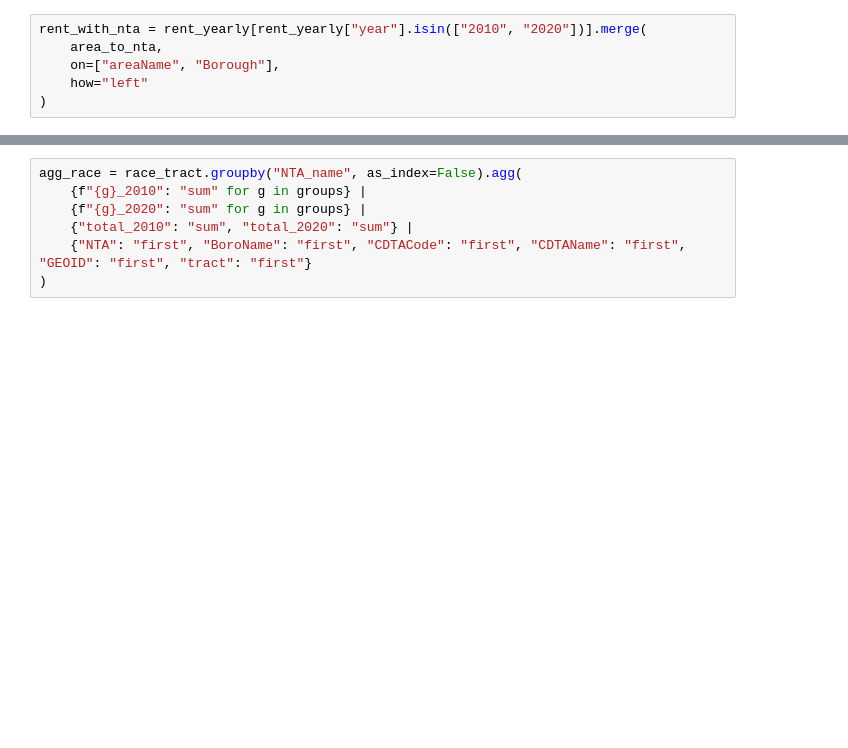
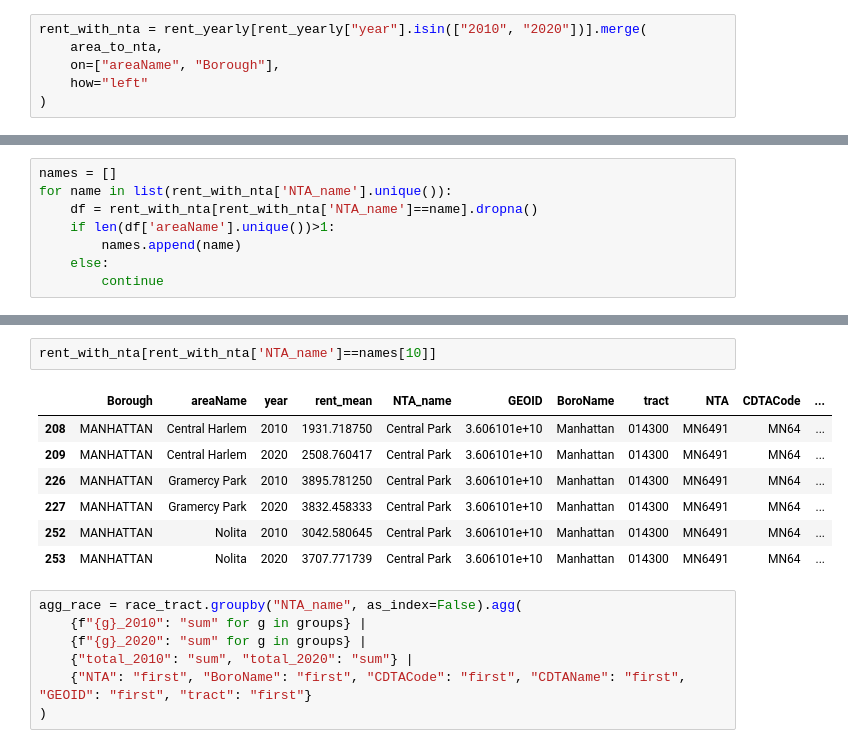
Before and after one commit to NYCRentAndSalary/NYCRentAndSalary.github.io, a Jupyter notebook: gentrification.ipynb, the cells around one changed output, grey strips where cells are left out. Cells and saved outputs as stored; diff of their text form; blank space fills up the shorter version.

```diff
--- a/gentrification.ipynb
+++ b/gentrification.ipynb
@@ -1573,0 +1579,8 @@ rent_with_nta = rent_yearly[rent_yearly["year"].isin(["2010", "2020"])].merge(
+# %%
+names = []
+for name in list(rent_with_nta['NTA_name'].unique()):
+    df = rent_with_nta[rent_with_nta['NTA_name']==name].dropna()
+    if len(df['areaName'].unique())>1:
+        names.append(name)
+    else:
+        continue
@@ -1574,3 +1606,13 @@ rent_with_nta = rent_yearly[rent_yearly["year"].isin(["2010", "2020"])].merge(
+# %%
+rent_with_nta[rent_with_nta['NTA_name']==names[10]]
+# %% [output]
+|  | Borough | areaName | year | rent_mean | NTA_name | GEOID | BoroName | tract | NTA | CDTACode | ... |
+| 208 | MANHATTAN | Central Harlem | 2010 | 1931.718750 | Central Park | 3.606101e+10 | Manhattan | 014300 | MN6491 | MN64 | ... |
+| 209 | MANHATTAN | Central Harlem | 2020 | 2508.760417 | Central Park | 3.606101e+10 | Manhattan | 014300 | MN6491 | MN64 | ... |
+| 226 | MANHATTAN | Gramercy Park | 2010 | 3895.781250 | Central Park | 3.606101e+10 | Manhattan | 014300 | MN6491 | MN64 | ... |
+| 227 | MANHATTAN | Gramercy Park | 2020 | 3832.458333 | Central Park | 3.606101e+10 | Manhattan | 014300 | MN6491 | MN64 | ... |
+| 252 | MANHATTAN | Nolita | 2010 | 3042.580645 | Central Park | 3.606101e+10 | Manhattan | 014300 | MN6491 | MN64 | ... |
+| 253 | MANHATTAN | Nolita | 2020 | 3707.771739 | Central Park | 3.606101e+10 | Manhattan | 014300 | MN6491 | MN64 | ... |
 # %%
 agg_race = race_tract.groupby("NTA_name", as_index=False).agg(
     {f"{g}_2010": "sum" for g in groups} |
```
Also changed, not shown: parts of 35 cells of this notebook, 1 other file.
